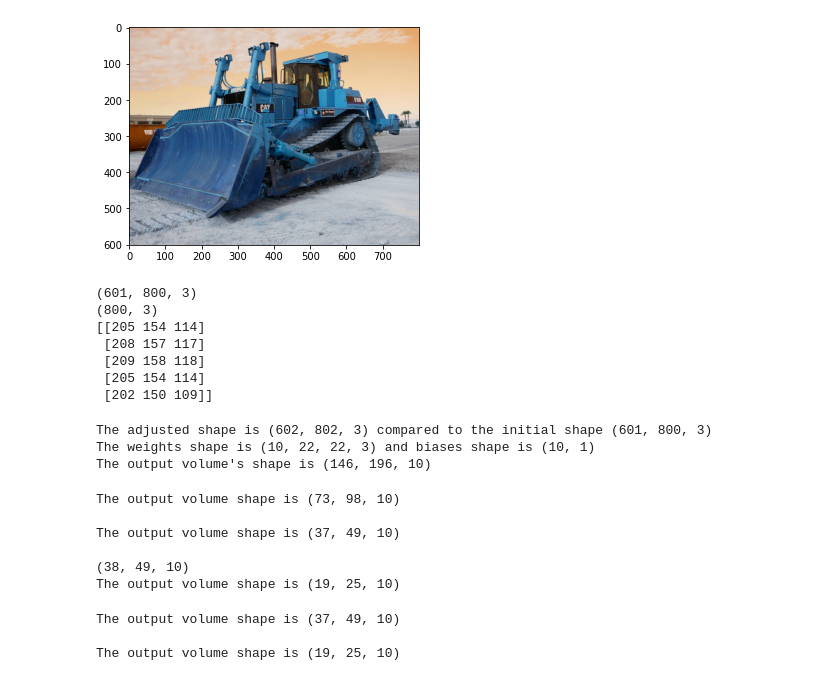
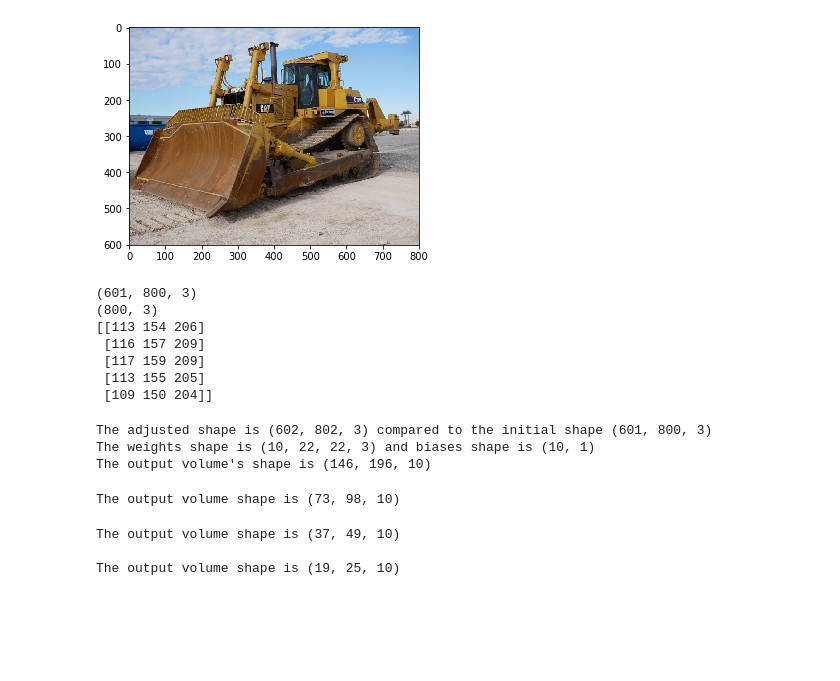
Before and after one commit to alfjesus3/Al_algorithms, a Jupyter notebook: Convolutions.ipynb, the cells around one changed output. Saved outputs shown, nothing was run; the diff lists cells and outputs as text; code cells hidden in the pictures; blank space fills up the shorter version.

```diff
--- a/Convolutions.ipynb
+++ b/Convolutions.ipynb
@@ -1,25 +1,25 @@
 # %%
 import cv2 as cv
 import numpy as np
 import matplotlib.pyplot as plt
+import matplotlib.image as immg
 
-# To remove the necessity of PIL library
-img = np.uint8(cv.imread('./data/bulld.jpg'))
+img = immg.imread('./data/bulld.jpg')
 plt.imshow(img)
 plt.show()
 
 print(img.shape)
 print(img[0].shape)
 print(img[0][:5])
 # %% [output]
-[figure, old version]
+[figure, new version]
 (601, 800, 3)
 (800, 3)
-[[205 154 114]
- [208 157 117]
- [209 158 118]
- [205 154 114]
- [202 150 109]]
+[[113 154 206]
+ [116 157 209]
+ [117 159 209]
+ [113 155 205]
+ [109 150 204]]
 # %%
 
 def assess_output_vol(input_size, fi, s, padd, K):
@@ -135,11 +135,6 @@ input_pooling = activn_map_conv
 out_pooling = pooling_layer1(input_pooling, F, S)
 # %% [output]
 The output volume shape is (73, 98, 10)
-
-The output volume shape is (37, 49, 10)
-
-(38, 49, 10)
-The output volume shape is (19, 25, 10)
 # %%
 # Reducing the input volume to a smaller dimension
 # Typically this process is interchanged by several Convolutions layers to extract features at different levels
```
Also changed, not shown: parts of 3 cells of this notebook, 1 other file.
